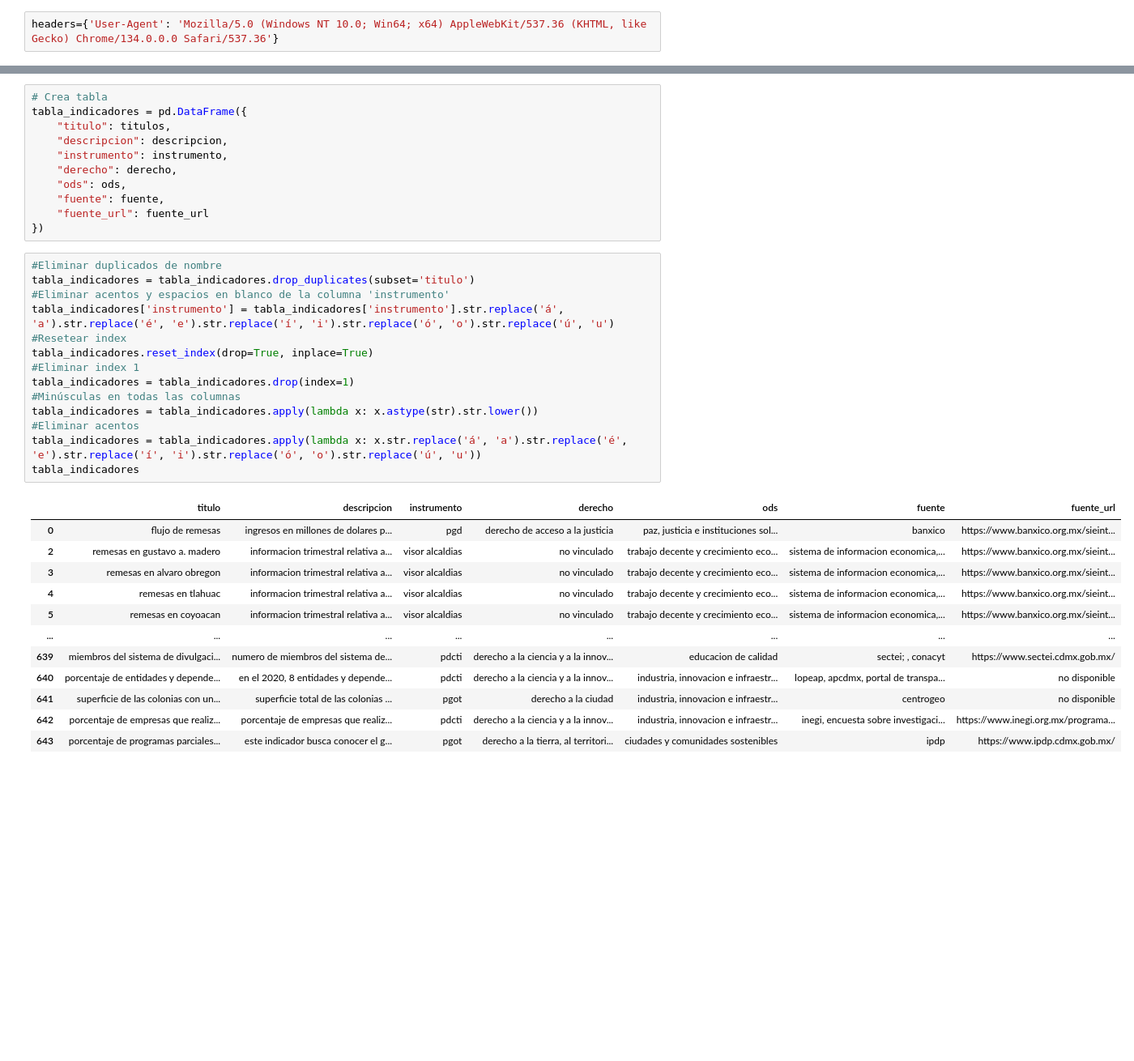
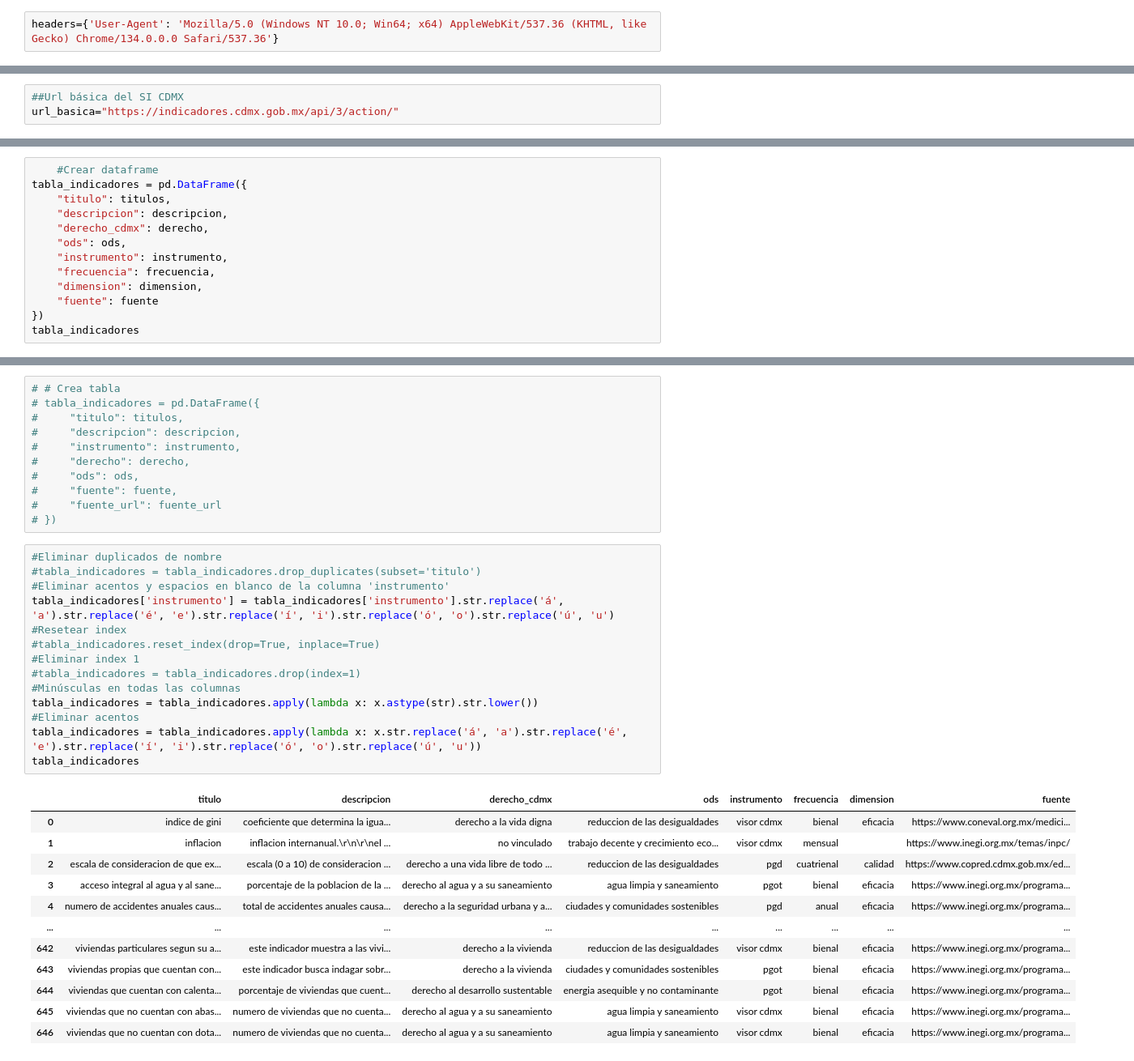
Before and after one commit to cpyp-ipdp/sid_cdmx, a Jupyter notebook: extrae_indicadores_sid_cdmx.ipynb, the cells around one changed output, grey strips where cells are left out. Shown at 81% size. Saved outputs shown, nothing was run; the diff lists cells and outputs as text; blank space fills up the shorter version.

```diff
--- a/extrae_indicadores_sid_cdmx.ipynb
+++ b/extrae_indicadores_sid_cdmx.ipynb
@@ -84,0 +34,3 @@ headers={'User-Agent': 'Mozilla/5.0 (Windows NT 10.0; Win64; x64) AppleWebKit/53
+# %%
+##Url básica del SI CDMX
+url_basica="https://indicadores.cdmx.gob.mx/api/3/action/"
@@ -84,0 +109,13 @@ headers={'User-Agent': 'Mozilla/5.0 (Windows NT 10.0; Win64; x64) AppleWebKit/53
+# %%
+    #Crear dataframe
+tabla_indicadores = pd.DataFrame({
+    "titulo": titulos,
+    "descripcion": descripcion,
+    "derecho_cdmx": derecho,
+    "ods": ods,
+    "instrumento": instrumento,
+    "frecuencia": frecuencia,
+    "dimension": dimension,
+    "fuente": fuente
+})
+tabla_indicadores
@@ -166,38 +217,38 @@ for page in range(1, 34):
 # %%
-# Crea tabla
-tabla_indicadores = pd.DataFrame({
-    "titulo": titulos,
-    "descripcion": descripcion,
-    "instrumento": instrumento,
-    "derecho": derecho,
-    "ods": ods,
-    "fuente": fuente,
-    "fuente_url": fuente_url
-})
+# # Crea tabla
+# tabla_indicadores = pd.DataFrame({
+#     "titulo": titulos,
+#     "descripcion": descripcion,
+#     "instrumento": instrumento,
+#     "derecho": derecho,
+#     "ods": ods,
+#     "fuente": fuente,
+#     "fuente_url": fuente_url
+# })
 # %%
 #Eliminar duplicados de nombre
-tabla_indicadores = tabla_indicadores.drop_duplicates(subset='titulo')
+#tabla_indicadores = tabla_indicadores.drop_duplicates(subset='titulo')
 #Eliminar acentos y espacios en blanco de la columna 'instrumento'
 tabla_indicadores['instrumento'] = tabla_indicadores['instrumento'].str.replace('á', 'a').str.replace('é', 'e').str.replace('í', 'i').str.replace('ó', 'o').str.replace('ú', 'u')
 #Resetear index
-tabla_indicadores.reset_index(drop=True, inplace=True)
+#tabla_indicadores.reset_index(drop=True, inplace=True)
 #Eliminar index 1
-tabla_indicadores = tabla_indicadores.drop(index=1)
+#tabla_indicadores = tabla_indicadores.drop(index=1)
 #Minúsculas en todas las columnas
 tabla_indicadores = tabla_indicadores.apply(lambda x: x.astype(str).str.lower())
 #Eliminar acentos
 tabla_indicadores = tabla_indicadores.apply(lambda x: x.str.replace('á', 'a').str.replace('é', 'e').str.replace('í', 'i').str.replace('ó', 'o').str.replace('ú', 'u'))
 tabla_indicadores
 # %% [output]
-|  | titulo | descripcion | instrumento | derecho | ods | fuente | fuente_url |
-| 0 | flujo de remesas | ingresos en millones de dolares p... | pgd | derecho de acceso a la justicia | paz, justicia e instituciones sol... | banxico | https://www.banxico.org.mx/sieint... |
-| 2 | remesas en gustavo a. madero | informacion trimestral relativa a... | visor alcaldias | no vinculado | trabajo decente y crecimiento eco... | sistema de informacion economica,... | https://www.banxico.org.mx/sieint... |
-| 3 | remesas en alvaro obregon | informacion trimestral relativa a... | visor alcaldias | no vinculado | trabajo decente y crecimiento eco... | sistema de informacion economica,... | https://www.banxico.org.mx/sieint... |
-| 4 | remesas en tlahuac | informacion trimestral relativa a... | visor alcaldias | no vinculado | trabajo decente y crecimiento eco... | sistema de informacion economica,... | https://www.banxico.org.mx/sieint... |
-| 5 | remesas en coyoacan | informacion trimestral relativa a... | visor alcaldias | no vinculado | trabajo decente y crecimiento eco... | sistema de informacion economica,... | https://www.banxico.org.mx/sieint... |
-| ... | ... | ... | ... | ... | ... | ... | ... |
-| 639 | miembros del sistema de divulgaci... | numero de miembros del sistema de... | pdcti | derecho a la ciencia y a la innov... | educacion de calidad | sectei; , conacyt | https://www.sectei.cdmx.gob.mx/ |
-| 640 | porcentaje de entidades y depende... | en el 2020, 8 entidades y depende... | pdcti | derecho a la ciencia y a la innov... | industria, innovacion e infraestr... | lopeap, apcdmx, portal de transpa... | no disponible |
-| 641 | superficie de las colonias con un... | superficie total de las colonias ... | pgot | derecho a la ciudad | industria, innovacion e infraestr... | centrogeo | no disponible |
-| 642 | porcentaje de empresas que realiz... | porcentaje de empresas que realiz... | pdcti | derecho a la ciencia y a la innov... | industria, innovacion e infraestr... | inegi, encuesta sobre investigaci... | https://www.inegi.org.mx/programa... |
-| 643 | porcentaje de programas parciales... | este indicador busca conocer el g... | pgot | derecho a la tierra, al territori... | ciudades y comunidades sostenibles | ipdp | https://www.ipdp.cdmx.gob.mx/ |
+|  | titulo | descripcion | derecho_cdmx | ods | instrumento | frecuencia | dimension | fuente |
+| 0 | indice de gini | coeficiente que determina la igua... | derecho a la vida digna | reduccion de las desigualdades | visor cdmx | bienal | eficacia | https://www.coneval.org.mx/medici... |
+| 1 | inflacion | inflacion internanual.\r\n\r\nel ... | no vinculado | trabajo decente y crecimiento eco... | visor cdmx | mensual |  | https://www.inegi.org.mx/temas/inpc/ |
+| 2 | escala de consideracion de que ex... | escala (0 a 10) de consideracion ... | derecho a una vida libre de todo ... | reduccion de las desigualdades | pgd | cuatrienal | calidad | https://www.copred.cdmx.gob.mx/ed... |
+| 3 | acceso integral al agua y al sane... | porcentaje de la poblacion de la ... | derecho al agua y a su saneamiento | agua limpia y saneamiento | pgot | bienal | eficacia | https://www.inegi.org.mx/programa... |
+| 4 | numero de accidentes anuales caus... | total de accidentes anuales causa... | derecho a la seguridad urbana y a... | ciudades y comunidades sostenibles | pgd | anual | eficacia | https://www.inegi.org.mx/programa... |
+| ... | ... | ... | ... | ... | ... | ... | ... | ... |
+| 642 | viviendas particulares segun su a... | este indicador muestra a las vivi... | derecho a la vivienda | reduccion de las desigualdades | visor cdmx | bienal | eficacia | https://www.inegi.org.mx/programa... |
+| 643 | viviendas propias que cuentan con... | este indicador busca indagar sobr... | derecho a la vivienda | ciudades y comunidades sostenibles | pgot | bienal | eficacia | https://www.inegi.org.mx/programa... |
+| 644 | viviendas que cuentan con calenta... | porcentaje de viviendas que cuent... | derecho al desarrollo sustentable | energia asequible y no contaminante | pgot | bienal | eficacia | https://www.inegi.org.mx/programa... |
+| 645 | viviendas que no cuentan con abas... | numero de viviendas que no cuenta... | derecho al agua y a su saneamiento | agua limpia y saneamiento | visor cdmx | bienal | eficacia | https://www.inegi.org.mx/programa... |
+| 646 | viviendas que no cuentan con dota... | numero de viviendas que no cuenta... | derecho al agua y a su saneamiento | agua limpia y saneamiento | visor cdmx | bienal | eficacia | https://www.inegi.org.mx/programa... |
```
Also changed, not shown: parts of 26 cells of this notebook.
